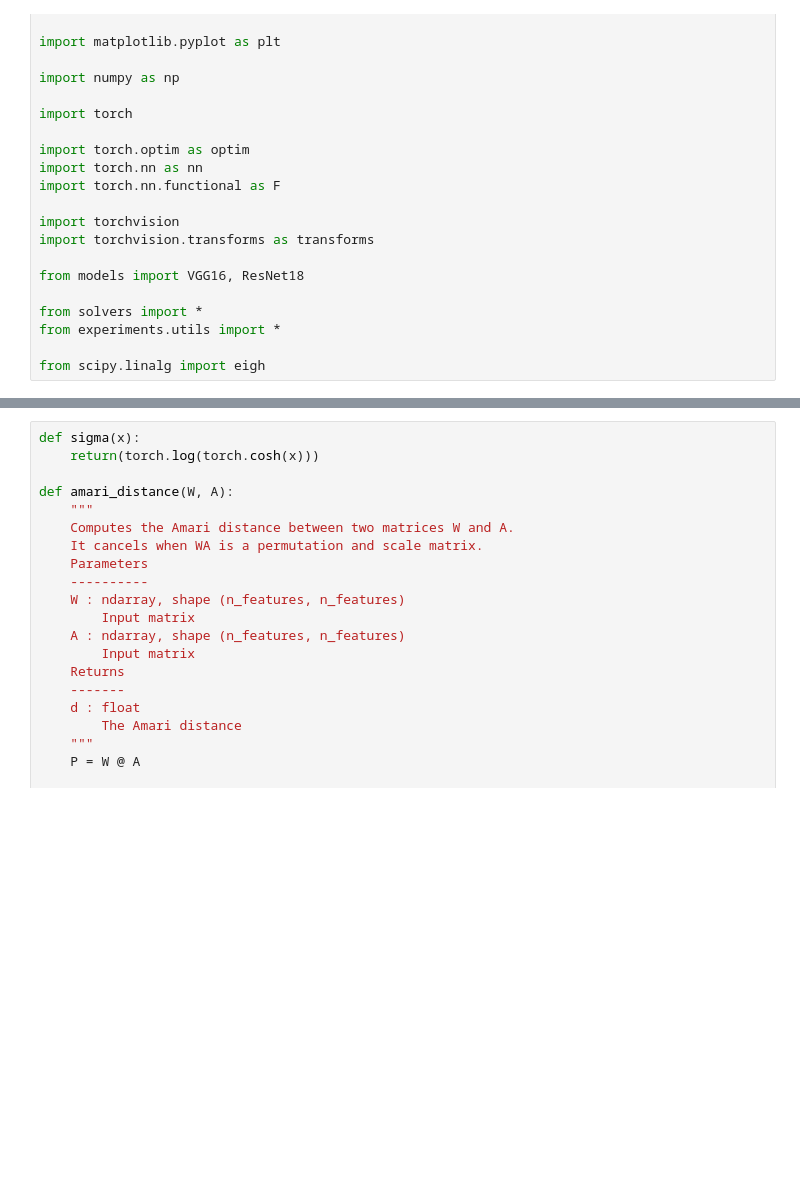
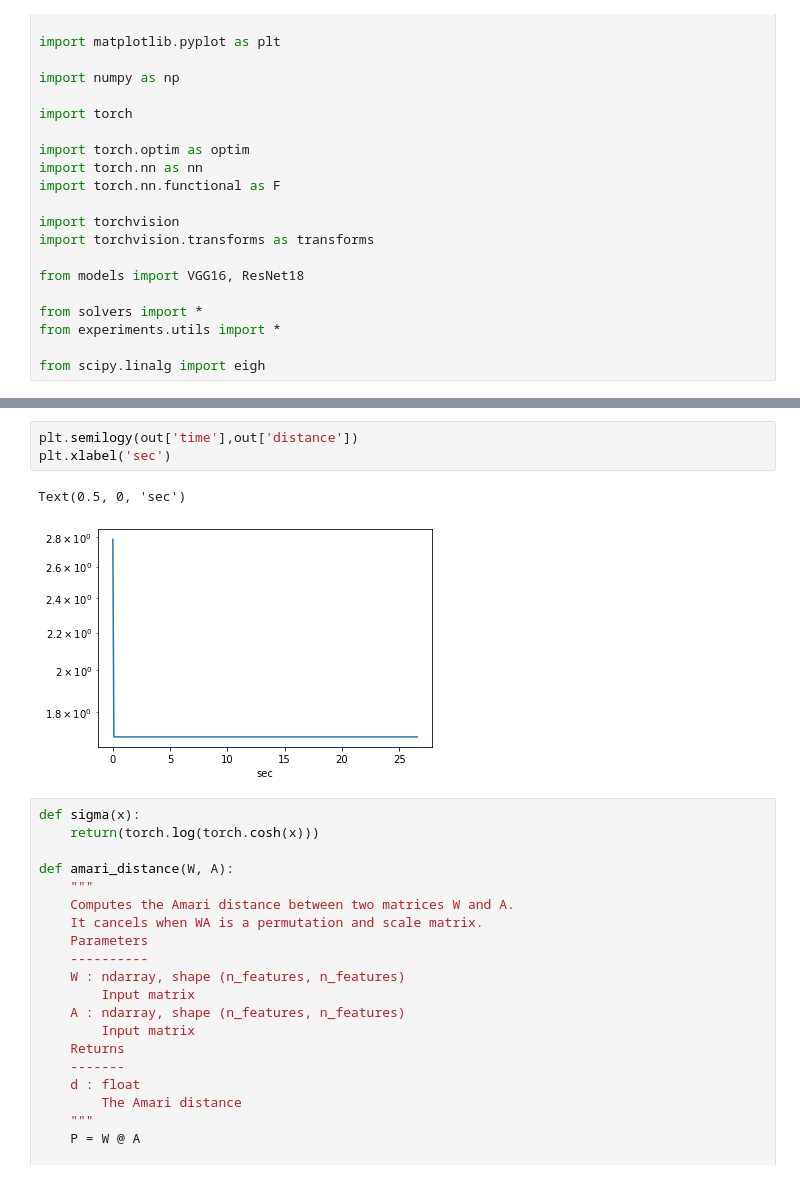
Before and after one commit to simonvary/landing-generalized-stiefel, a Jupyter notebook: test_ICA.ipynb, the cells around one changed output, grey strips where cells are left out. Drawn from its saved outputs; the diff is of its cells as text; blank space fills up the shorter version.

```diff
--- a/test_ICA.ipynb
+++ b/test_ICA.ipynb
@@ -48,3 +177,9 @@ p = 10
+# %%
+plt.semilogy(out['time'],out['distance'])
+plt.xlabel('sec')
+# %% [output]
+Text(0.5, 0, 'sec')
+[figure, added]
 # %%
 def sigma(x):
     return(torch.log(torch.cosh(x)))
```
Also changed, not shown: parts of 15 cells of this notebook, 11 other files.
